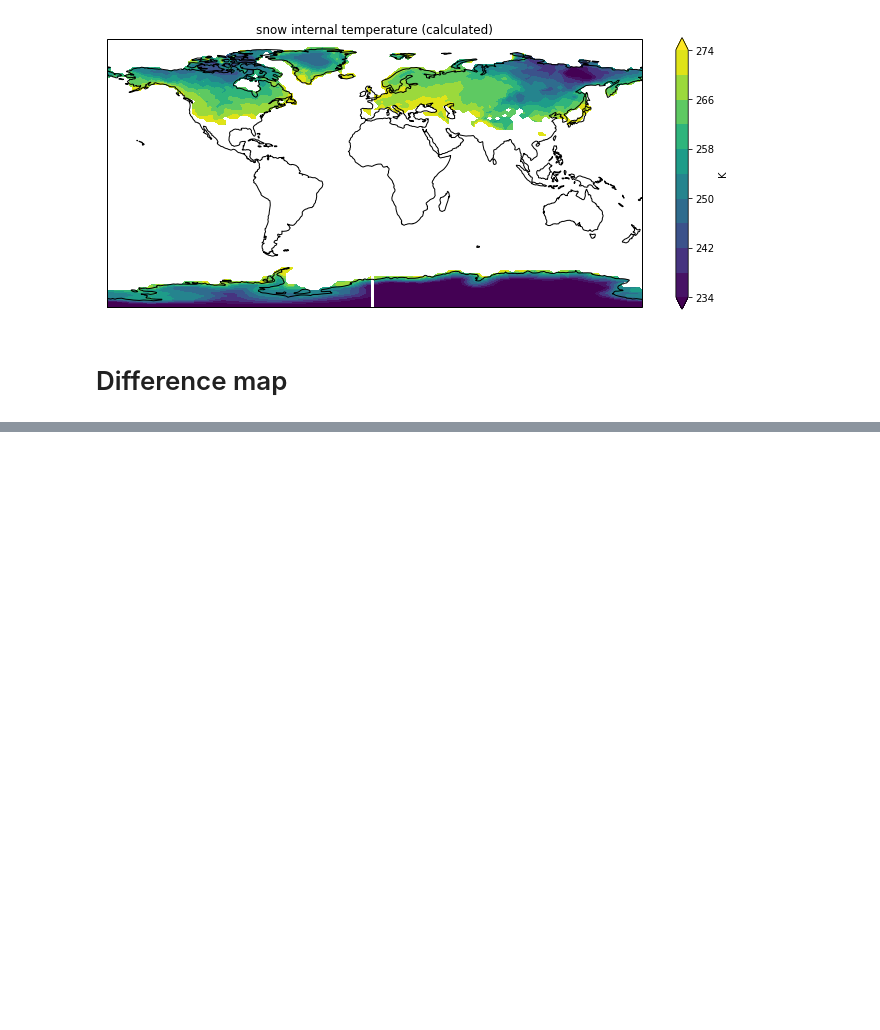
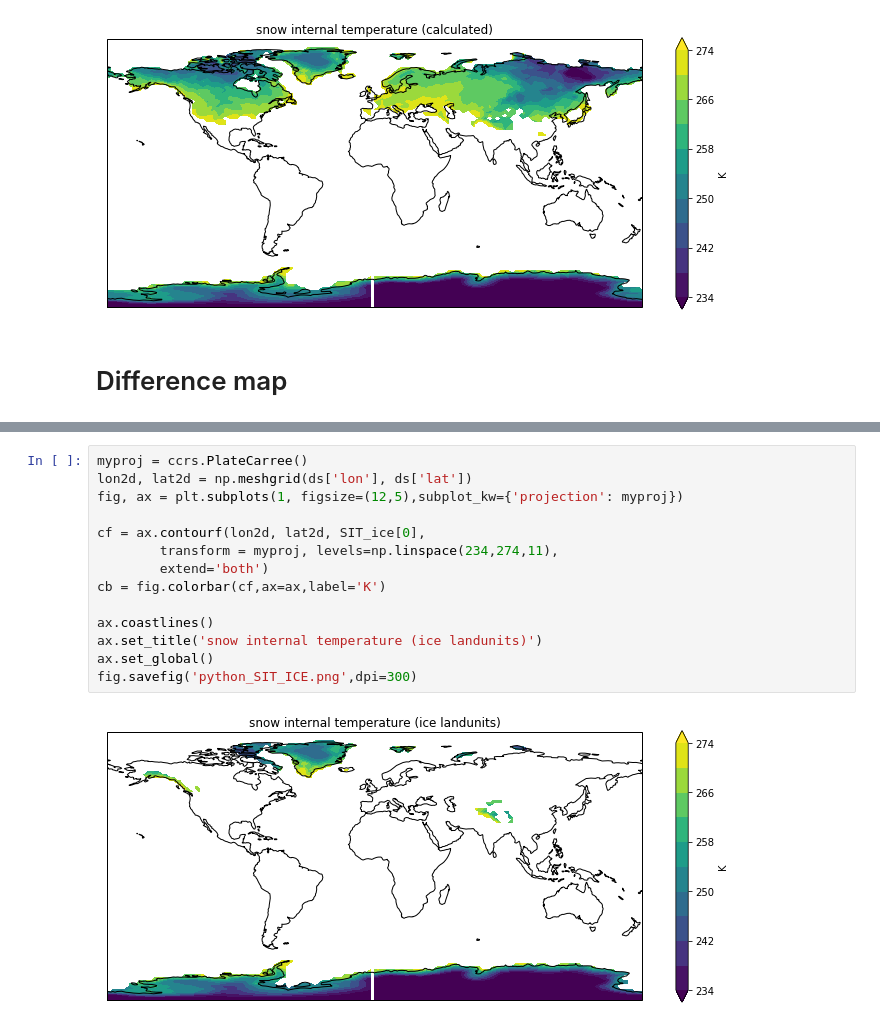
Before and after one commit to lvankampenhout/Jupyter_notebooks, a Jupyter notebook: Snow internal temperature in CLM.ipynb, the cells around one changed output, grey strips where cells are left out. Saved outputs shown, nothing was run; the diff lists cells and outputs as text; blank space fills up the shorter version.

```diff
--- a/Snow internal temperature in CLM.ipynb
+++ b/Snow internal temperature in CLM.ipynb
@@ -94,0 +107,16 @@ fig.savefig('python_diff.png',dpi=300)
+# %%
+myproj = ccrs.PlateCarree()
+lon2d, lat2d = np.meshgrid(ds['lon'], ds['lat'])
+fig, ax = plt.subplots(1, figsize=(12,5),subplot_kw={'projection': myproj})
+
+cf = ax.contourf(lon2d, lat2d, SIT_ice[0],
+        transform = myproj, levels=np.linspace(234,274,11),
+        extend='both')
+cb = fig.colorbar(cf,ax=ax,label='K')
+
+ax.coastlines()
+ax.set_title('snow internal temperature (ice landunits)')
+ax.set_global()
+fig.savefig('python_SIT_ICE.png',dpi=300)
+# %% [output]
+[figure, added]
```
Also changed, not shown: parts of 7 cells of this notebook.
